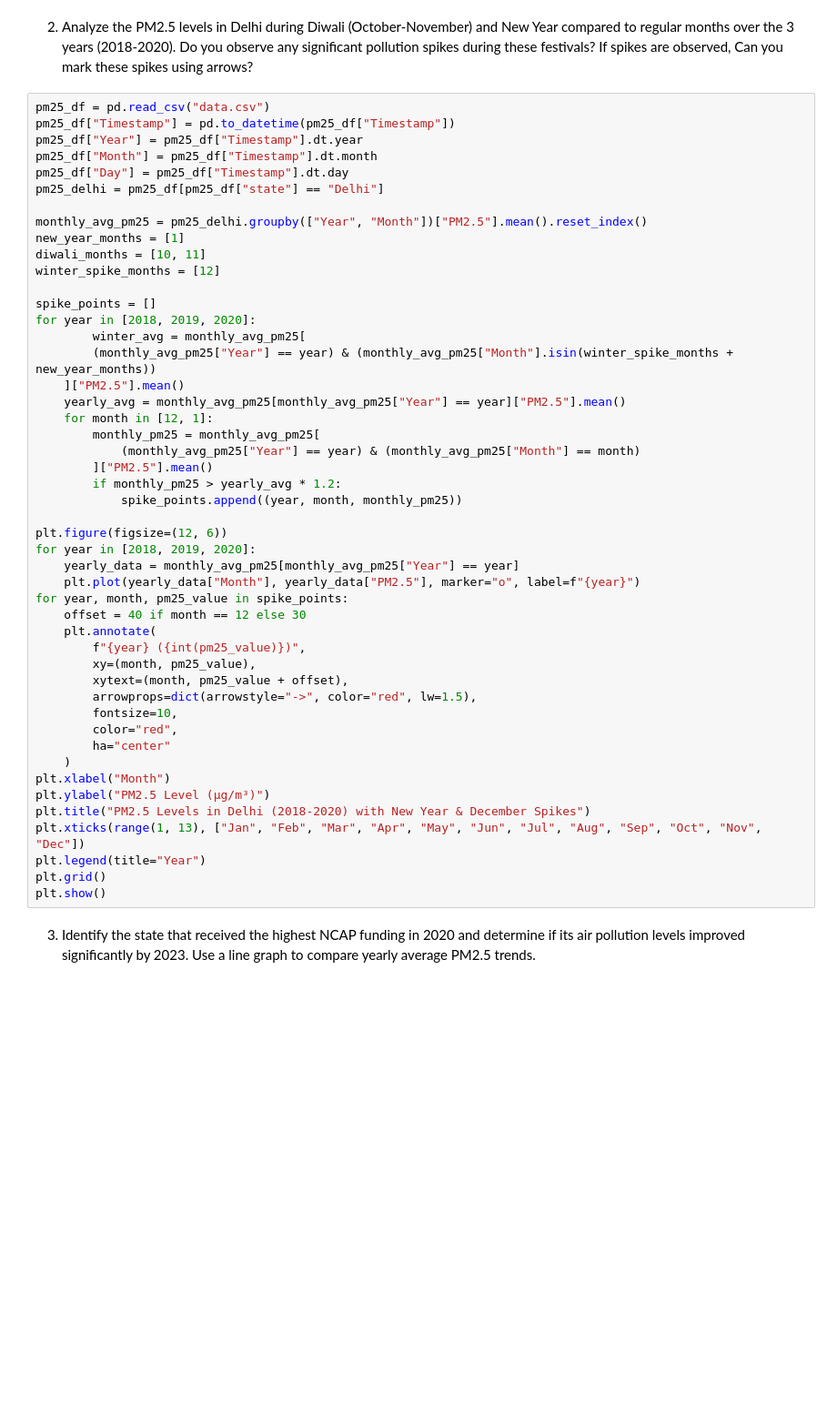
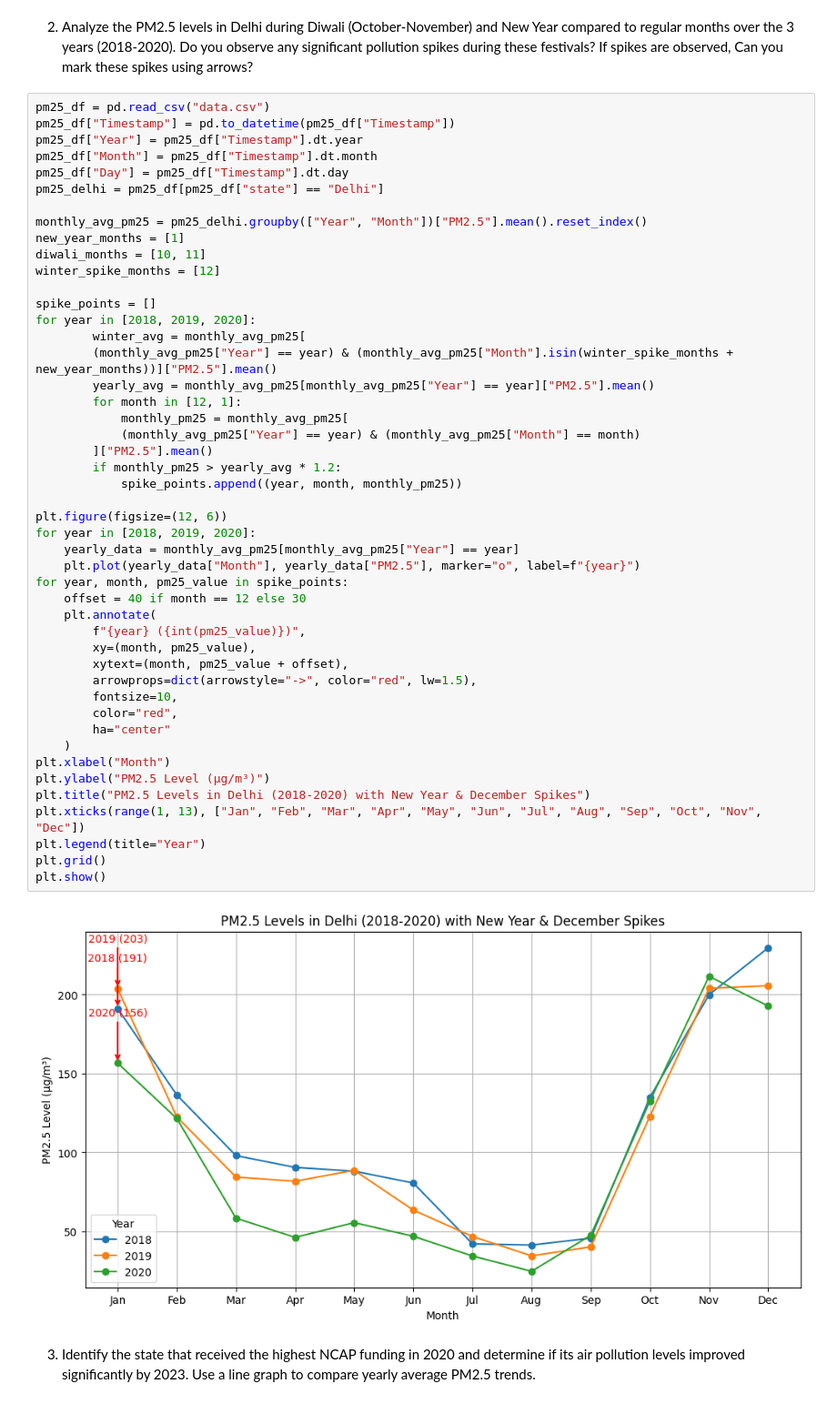
Before and after one commit to dhruv-meshram/ES-114-Assignment-3, a Jupyter notebook: J066_ES_114_Assignment_3.ipynb, the cells around one changed output. Shown at 91% size. Cells and saved outputs as stored; diff of their text form; blank space fills up the shorter version.

```diff
--- a/J066_ES_114_Assignment_3.ipynb
+++ b/J066_ES_114_Assignment_3.ipynb
@@ -417,38 +465,39 @@ winter_spike_months = [12]
 spike_points = []
 for year in [2018, 2019, 2020]:
         winter_avg = monthly_avg_pm25[
-        (monthly_avg_pm25["Year"] == year) & (monthly_avg_pm25["Month"].isin(winter_spike_months + new_year_months))
-    ]["PM2.5"].mean()
-    yearly_avg = monthly_avg_pm25[monthly_avg_pm25["Year"] == year]["PM2.5"].mean()
-    for month in [12, 1]:
-        monthly_pm25 = monthly_avg_pm25[
+        (monthly_avg_pm25["Year"] == year) & (monthly_avg_pm25["Month"].isin(winter_spike_months + new_year_months))]["PM2.5"].mean()
+        yearly_avg = monthly_avg_pm25[monthly_avg_pm25["Year"] == year]["PM2.5"].mean()
+        for month in [12, 1]:
+            monthly_pm25 = monthly_avg_pm25[
             (monthly_avg_pm25["Year"] == year) & (monthly_avg_pm25["Month"] == month)
         ]["PM2.5"].mean()
         if monthly_pm25 > yearly_avg * 1.2:
             spike_points.append((year, month, monthly_pm25))
 
 plt.figure(figsize=(12, 6))
 for year in [2018, 2019, 2020]:
     yearly_data = monthly_avg_pm25[monthly_avg_pm25["Year"] == year]
     plt.plot(yearly_data["Month"], yearly_data["PM2.5"], marker="o", label=f"{year}")
 for year, month, pm25_value in spike_points:
     offset = 40 if month == 12 else 30
     plt.annotate(
         f"{year} ({int(pm25_value)})",
         xy=(month, pm25_value),
         xytext=(month, pm25_value + offset),
         arrowprops=dict(arrowstyle="->", color="red", lw=1.5),
         fontsize=10,
         color="red",
         ha="center"
     )
 plt.xlabel("Month")
 plt.ylabel("PM2.5 Level (µg/m³)")
 plt.title("PM2.5 Levels in Delhi (2018-2020) with New Year & December Spikes")
 plt.xticks(range(1, 13), ["Jan", "Feb", "Mar", "Apr", "May", "Jun", "Jul", "Aug", "Sep", "Oct", "Nov", "Dec"])
 plt.legend(title="Year")
 plt.grid()
 plt.show()
+# %% [output]
+[figure, added]
 # %% [markdown]
 3.  Identify the state that received the highest NCAP funding in 2020 and determine if its air
 pollution levels improved significantly by 2023. Use a line graph to compare yearly
```
Also changed, not shown: parts of 19 cells of this notebook.
